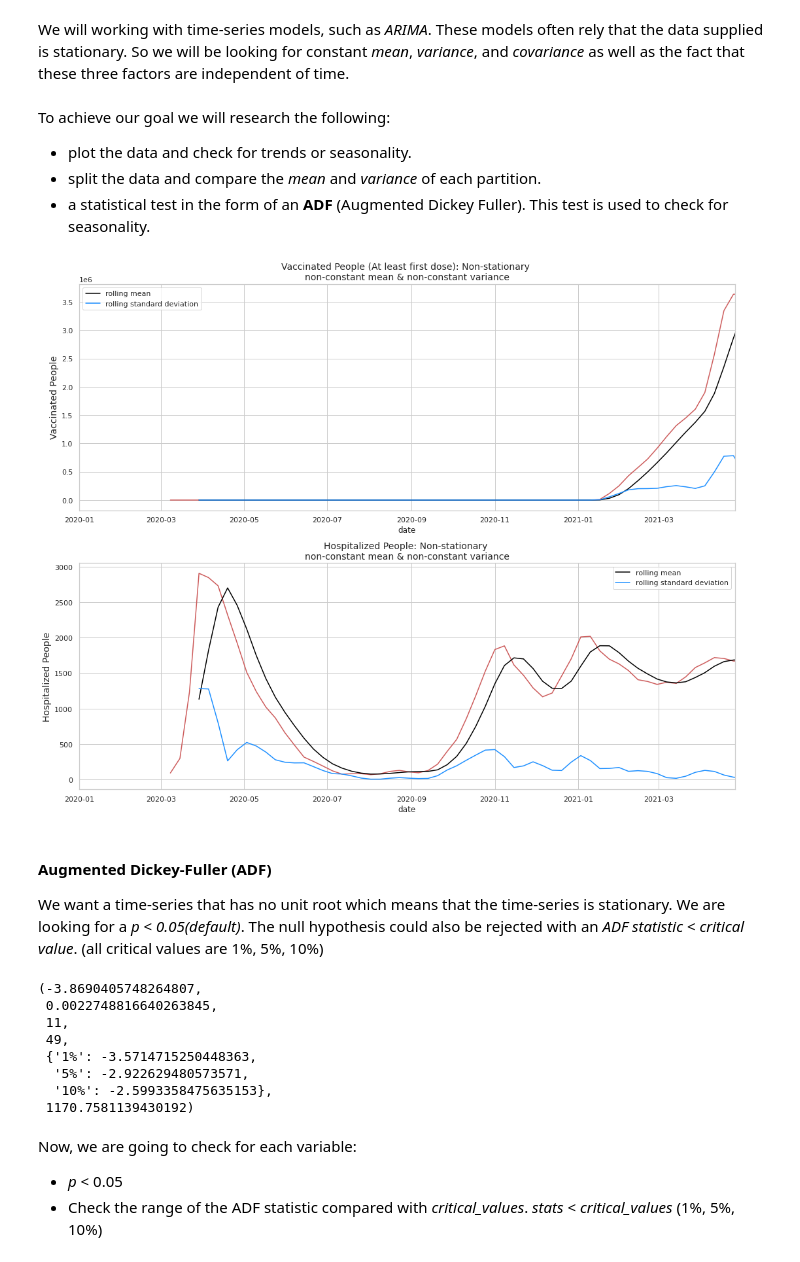
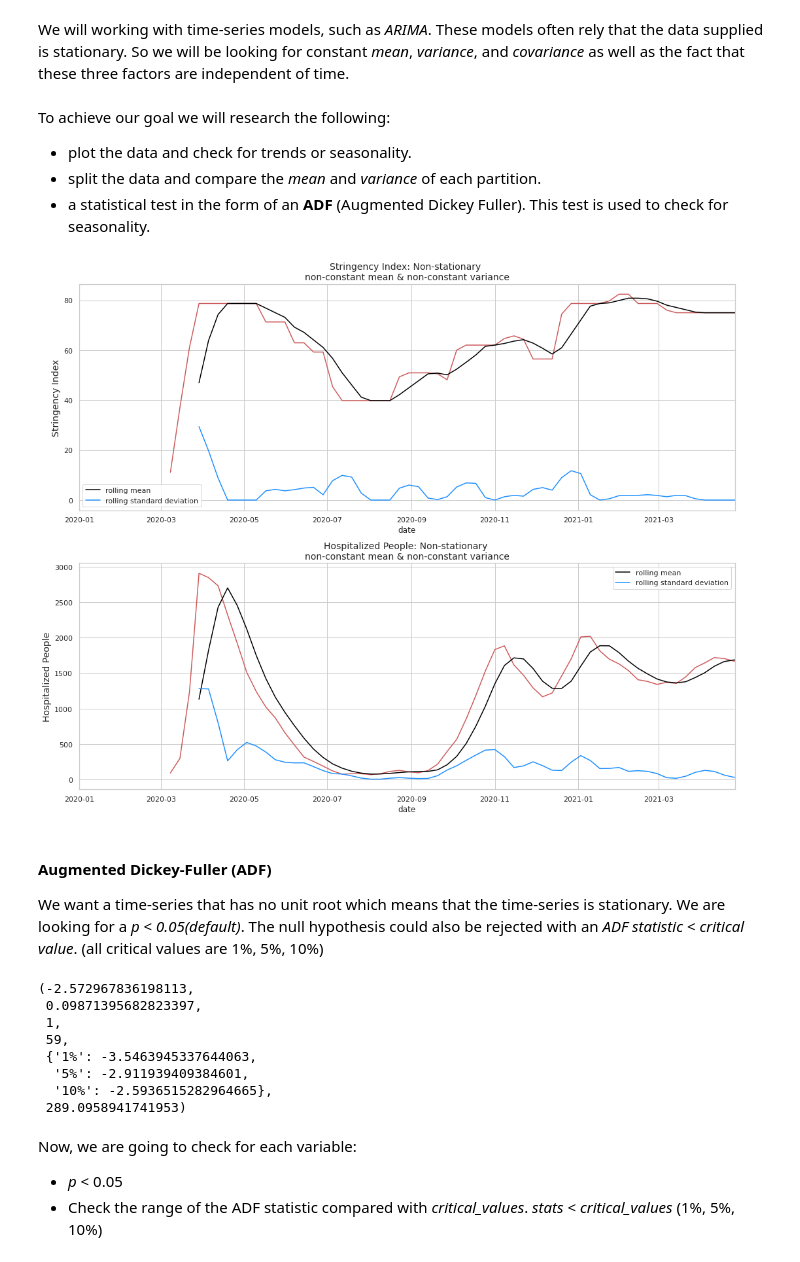
Before and after one commit to michaelbahchevanov/lockscan, a Jupyter notebook: EDA_COVID.ipynb, the cells around one changed output. Drawn from its saved outputs; the diff is of its cells as text; code cells hidden in the pictures.

```diff
--- a/EDA_COVID.ipynb
+++ b/EDA_COVID.ipynb
@@ -493,41 +598,41 @@ To achieve our goal we will research the following:
 # %%
 # 4 weeks roughly in a month, so 4 observations per partition
 rolling_window = 4
 
 fig, ax = plt.subplots(nrows=2, ncols=1, figsize=(15, 12))
 
-sns.lineplot(x=df_n['date'], y=df_n['people_vaccinated'], ax=ax[0], color='indianred')
-sns.lineplot(x=df_n['date'], y=df_n['people_vaccinated'].rolling(rolling_window).mean(), ax=ax[0], color='black', label='rolling mean')
-sns.lineplot(x=df_n['date'], y=df_n['people_vaccinated'].rolling(rolling_window).std(), ax=ax[0], color='dodgerblue', label='rolling standard deviation')
-ax[0].set_title('Vaccinated People (At least first dose): Non-stationary \nnon-constant mean & non-constant variance', fontsize=14)
-ax[0].set_ylabel(ylabel='Vaccinated People', fontsize=14)
+sns.lineplot(x=df_n['date'], y=df_n['stringency_index'], ax=ax[0], color='indianred')
+sns.lineplot(x=df_n['date'], y=df_n['stringency_index'].rolling(rolling_window).mean(), ax=ax[0], color='black', label='rolling mean')
+sns.lineplot(x=df_n['date'], y=df_n['stringency_index'].rolling(rolling_window).std(), ax=ax[0], color='dodgerblue', label='rolling standard deviation')
+ax[0].set_title('Stringency Index: Non-stationary \nnon-constant mean & non-constant variance', fontsize=14)
+ax[0].set_ylabel(ylabel='Stringency Index', fontsize=14)
 ax[0].set_xlim([date(2020, 1, 1), date(2021, 4, 26)])
 
 sns.lineplot(x=df_n['date'], y=df_n['hosp_patients'], ax=ax[1], color='indianred')
 sns.lineplot(x=df_n['date'], y=df_n['hosp_patients'].rolling(rolling_window).mean(), ax=ax[1], color='black', label='rolling mean')
 sns.lineplot(x=df_n['date'], y=df_n['hosp_patients'].rolling(rolling_window).std(), ax=ax[1], color='dodgerblue', label='rolling standard deviation')
 ax[1].set_title('Hospitalized People: Non-stationary \nnon-constant mean & non-constant variance', fontsize=14)
 ax[1].set_ylabel(ylabel='Hospitalized People', fontsize=14)
 ax[1].set_xlim([date(2020, 1, 1), date(2021, 4, 26)])
 
 fig.tight_layout()
 # %% [output]
-[figure, old version]
+[figure, new version]
 # %% [markdown]
 #### Augmented Dickey-Fuller (ADF)
 We want a time-series that has no unit root which means that the time-series is stationary. We are looking for a _p_ < _0.05(default)_. The null hypothesis could also be rejected with an _ADF statistic_ < _critical value_. (all critical values are 1%, 5%, 10%)
 # %%
-result = adfuller(df_n['people_vaccinated'])
+result = adfuller(df_n['stringency_index'])
 result
 # %% [output]
-(-3.8690405748264807,
- 0.0022748816640263845,
- 11,
- 49,
- {'1%': -3.5714715250448363,
-  '5%': -2.922629480573571,
-  '10%': -2.5993358475635153},
- 1170.7581139430192)
+(-2.572967836198113,
+ 0.09871395682823397,
+ 1,
+ 59,
+ {'1%': -3.5463945337644063,
+  '5%': -2.911939409384601,
+  '10%': -2.5936515282964665},
+ 289.0958941741953)
 # %% [markdown]
 Now, we are going to check for each variable:
 * _p_ < 0.05
```
Also changed, not shown: parts of 22 cells of this notebook, 1 other file.
